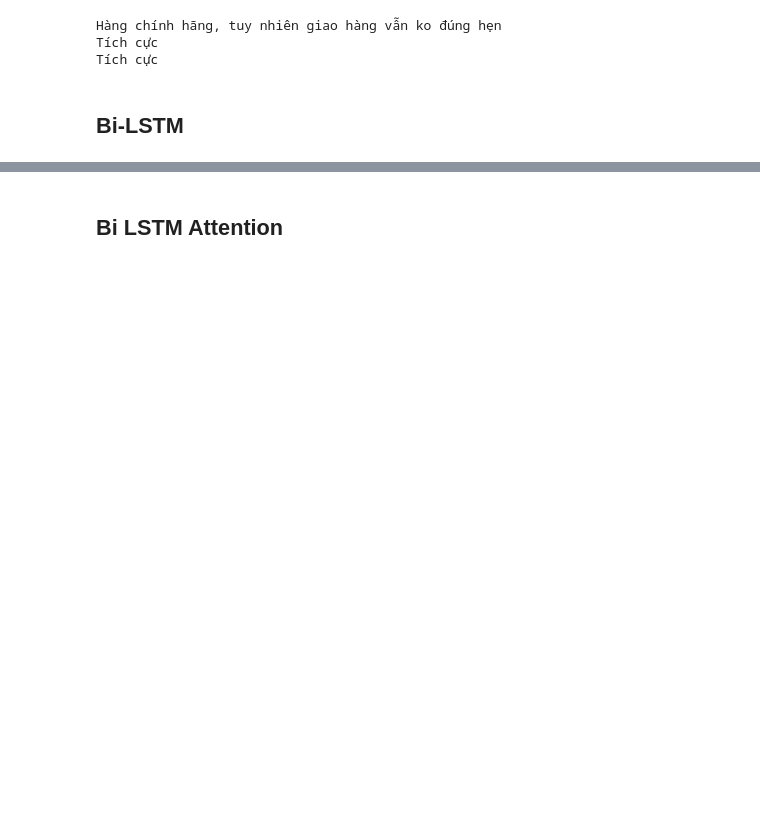
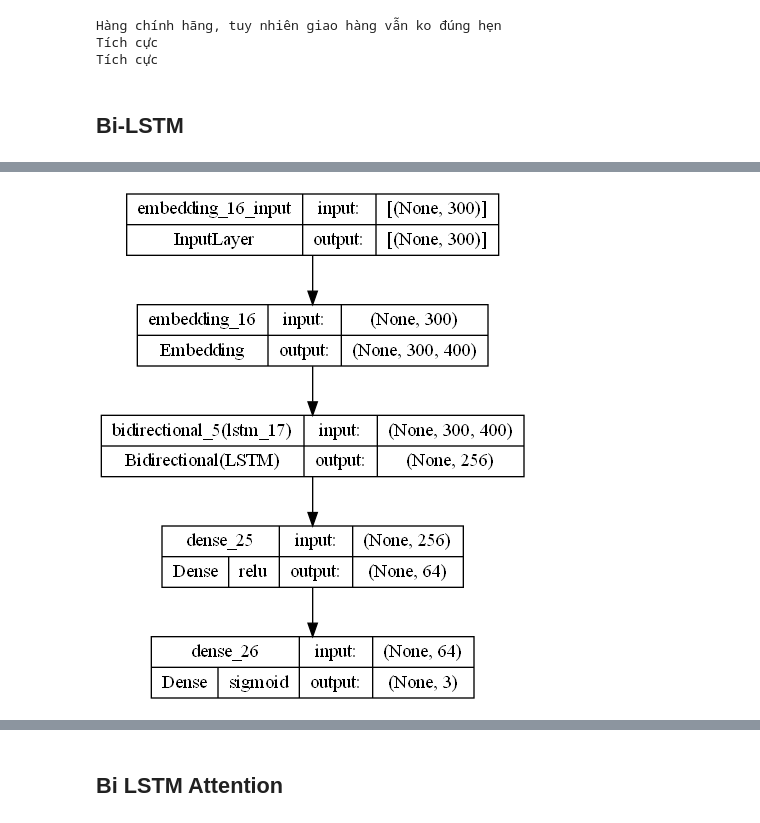
Before and after one commit to TuanNguyen-A/Sentiment-Classification, a Jupyter notebook: main code.ipynb, the cells around one changed output, grey strips where cells are left out. Cells and saved outputs as stored; diff of their text form; code cells hidden in the pictures; blank space fills up the shorter version.

```diff
--- a/main code.ipynb
+++ b/main code.ipynb
@@ -419,8 +429,7 @@ model_Bi_LSTM.add(Embedding(MAX_VOCAB_SIZE, EMBEDDING_DIM, input_length=MAX_SEQU
 model_Bi_LSTM.add(Bidirectional(LSTM(128, dropout = 0.1, return_sequences = False)))
 model_Bi_LSTM.add(Dense(64, activation='relu'))
 model_Bi_LSTM.add(Dense(3, activation='sigmoid'))
-adam = Adam(learning_rate = 0.001, beta_1 = 0.9, beta_2 = 0.999, epsilon = 1e-08, decay = 0.01)
-model_Bi_LSTM.compile(loss='categorical_crossentropy', optimizer=adam, metrics=['acc'])
+model_Bi_LSTM.compile(loss='categorical_crossentropy', optimizer='adam', metrics=['acc'])
 # %%
 model_Bi_LSTM.summary()
 # %% [output]
@@ -465,3 +472,7 @@ Epoch 12: early stopping
+# %%
+tf.keras.utils.plot_model(model_Bi_LSTM, to_file='model_Bi_LSTM.png', show_shapes=True, show_layer_activations=True)
+# %% [output]
+[figure, added]
 # %%
 score = model_Bi_LSTM.evaluate(data_test, labels_test)
 
```
Also changed, not shown: parts of 35 cells of this notebook.
